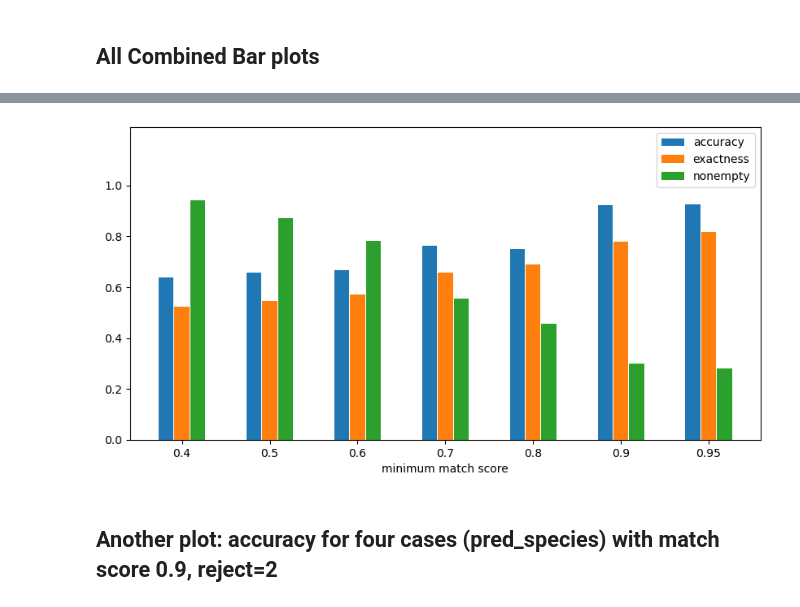
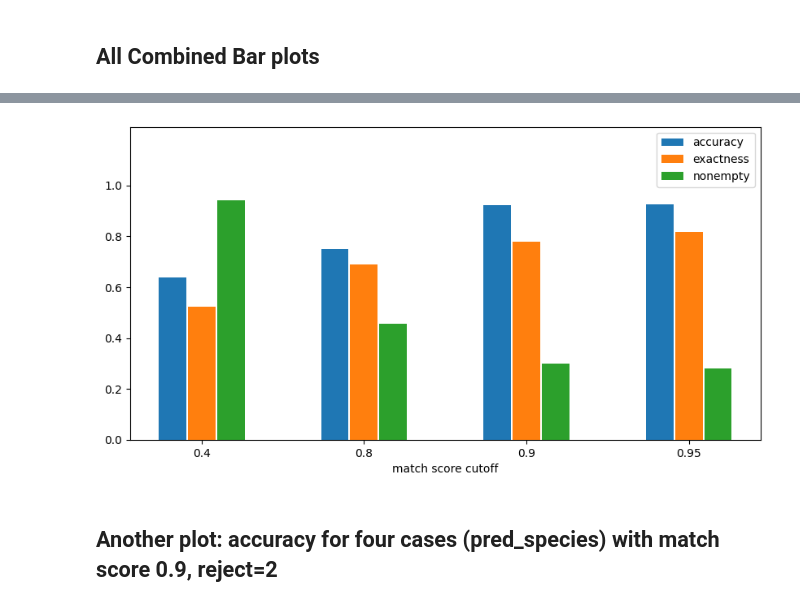
Before and after one commit to sys-bio/AMAS, a Jupyter notebook: notebooks/REF_accuracy_precision_plots.ipynb, the cells around one changed output, grey strips where cells are left out. Drawn from its saved outputs; the diff is of its cells as text; code cells hidden in the pictures.

```diff
--- a/notebooks/REF_accuracy_precision_plots.ipynb
+++ b/notebooks/REF_accuracy_precision_plots.ipynb
@@ -18,7 +18,7 @@ import matplotlib.pyplot as plt
 %matplotlib inline
 
 BIOMD_12 = 'BIOMD0000000012.xml'
-BASE_DIR = '/Users/woosubs/Desktop/AutomateAnnotation/'
+BASE_DIR = '/Users/woosubshin/Desktop/AutomateAnnotation/'
 DATA_DIR = os.path.join(BASE_DIR, "DATA")
 ALGO_DIR = os.path.join(DATA_DIR, "algo")
 CHEBI_DIR = os.path.join(DATA_DIR, "chebi")
@@ -35,8 +35,10 @@ sys.path.append(PROJ_DIR)
 SUPPL_DIR = os.path.join(PROJ_DIR, os.pardir, "AMAS_suppl")
 ACCURACY_DIR = os.path.join(SUPPL_DIR, "data_for_credibility")
 
-FIGURE_DIR = '/Users/woosubshin/Desktop/AutomateAnnotation/AMAS_suppl/figure_files'
-TEMPFIG_DIR = os.path.join(FIGURE_DIR, 'temp')
+# address changed - as of May 12, 2023.
+MANU_FIGURE_DIR = '/Users/woosubshin/Desktop/AutomateAnnotation/writeup/AMAS/Manu_figures_new'
+SUPPL_FIGURE_DIR = '/Users/woosubshin/Desktop/AutomateAnnotation/writeup/AMAS/Supple_figures_new'
+# TEMPFIG_DIR = os.path.join(FIGURE_DIR, 'temp')
 
 from AMAS import species_annotation as sa
 from AMAS import reaction_annotation as ra
@@ -897,5 +785,5 @@ COMB_BARS_DIR = '/Users/woosubs/Desktop/AutomateAnnotation/AMAS_suppl/figure_fil
 # %%
-plot_min_scores = [0.4, 0.5, 0.6, 0.7, 0.8, 0.9, 0.95]
+plot_min_scores = [0.4, 0.8, 0.9, 0.95]
 
 def getCombData(df,
                 degen_col,
@@ -938,7 +826,7 @@ def getCombData(df,
     min_accuracy.append(np.mean(sub_df['accuracy']))
     min_exactness.append(np.mean(1/sub_df[val_col]))
     prop_nonempty.append(sub_df.shape[0]/cut_df.shape[0])
-  res_dict = {'minimum match score': min_scores,
+  res_dict = {'match score cutoff': min_scores,
               'accuracy': min_accuracy,
               'exactness': min_exactness,
               'nonempty': prop_nonempty}
@@ -970,7 +858,7 @@ def getCombBars(df, save_path):
   plt.xticks(ind + width + 0.01, min_scores)
   plt.ylim([0,1.23])
   plt.yticks(np.arange(0.0, 1.2, step=0.2))
-  plt.xlabel('minimum match score')
+  plt.xlabel('match score cutoff')
   plt.legend()
   plt.savefig(save_path, dpi=300, bbox_inches='tight', pad_inches=0.0)
   plt.show()
@@ -990,15 +878,15 @@ bars_biomd_reac = getCombData(df=biomd_reac_df,
                   degen_cut=2,
                   val_col='num_candidates')
 
-bars_bigg_reac_exist = getCombData(df=bigg_reac_df_exist,
-                       degen_col='num_query_elements',
-                       degen_cut=2,
-                       val_col='num_candidates')
+# bars_bigg_reac_exist = getCombData(df=bigg_reac_df_exist,
+#                        degen_col='num_query_elements',
+#                        degen_cut=2,
+#                        val_col='num_candidates')
 
-bars_bigg_reac_pred = getCombData(df=bigg_reac_df_pred,
-                      degen_col='num_query_elements',
-                      degen_cut=2,
-                      val_col='num_candidates')
+bars_bigg_reac = getCombData(df=bigg_reac_df_pred,
+                             degen_col='num_query_elements',
+                             degen_cut=2,
+                             val_col='num_candidates')
 # %%
 bars_biomd_spec
 # %% [output]
@@ -1033,8 +919,9 @@ getCombBars(df=bars_bigg_reac_exist,
 # %%
-getCombBars(df=bars_bigg_reac_pred,
-            save_path=os.path.join(COMB_BARS_DIR, 'bigg_reac_bars_pred_species.png'))
+getCombBars(df=bars_bigg_reac,
+            save_path=os.path.join(MANU_FIGURE_DIR,
+                                   'f12-bars-reactions-bigg.pdf'))
 # %% [output]
-[figure, old version]
+[figure, new version]
 # %% [markdown]
 ## Another plot: accuracy for four cases (pred_species) with match score 0.9, reject=2
 # %%
```
Also changed, not shown: parts of 50 cells of this notebook, 3 other files.
